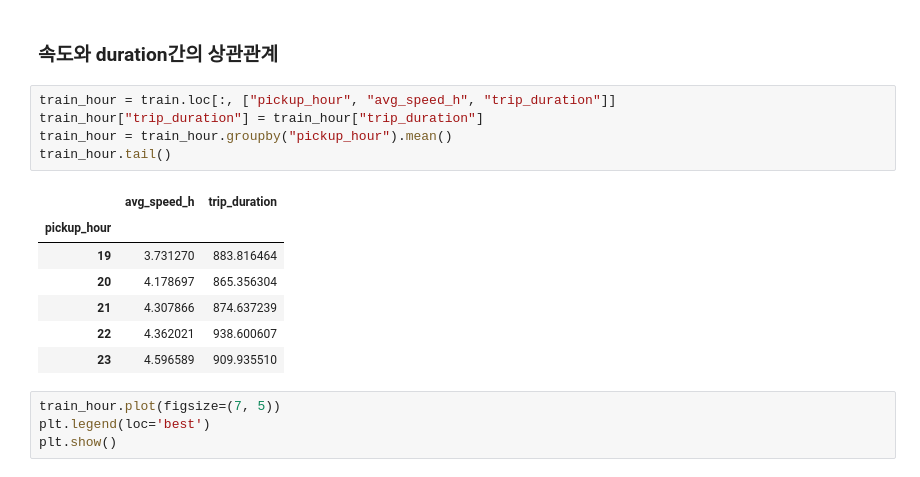
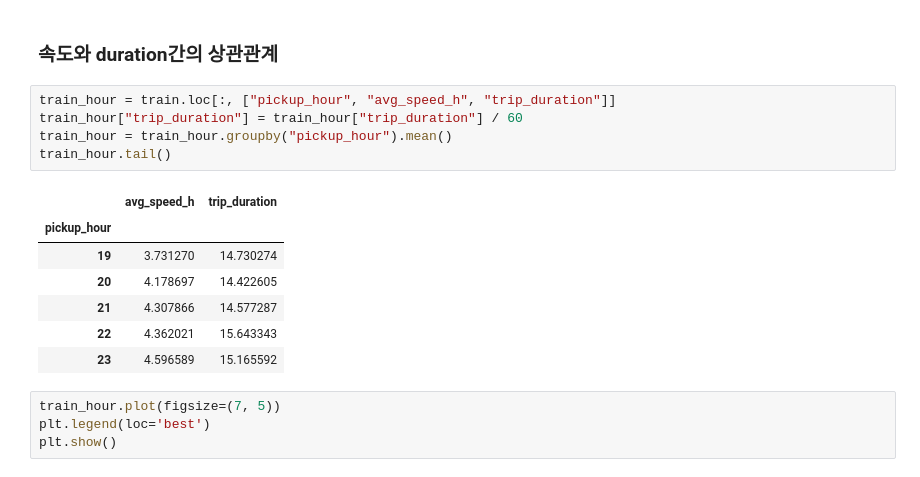
Before and after one commit to novdov/dss7b5-nyctaxi, a Jupyter notebook: KSW/EDA_KSW.ipynb, the cells around one changed output. Drawn from its saved outputs; the diff is of its cells as text.

```diff
--- a/KSW/EDA_KSW.ipynb
+++ b/KSW/EDA_KSW.ipynb
@@ -660,17 +662,17 @@ plt.show()
 ### 속도와 duration간의 상관관계
 # %%
 train_hour = train.loc[:, ["pickup_hour", "avg_speed_h", "trip_duration"]]
-train_hour["trip_duration"] = train_hour["trip_duration"]
+train_hour["trip_duration"] = train_hour["trip_duration"] / 60
 train_hour = train_hour.groupby("pickup_hour").mean()
 train_hour.tail()
 # %% [output]
 |  | avg_speed_h | trip_duration |
 | pickup_hour |  |  |
-| 19 | 3.731270 | 883.816464 |
-| 20 | 4.178697 | 865.356304 |
-| 21 | 4.307866 | 874.637239 |
-| 22 | 4.362021 | 938.600607 |
-| 23 | 4.596589 | 909.935510 |
+| 19 | 3.731270 | 14.730274 |
+| 20 | 4.178697 | 14.422605 |
+| 21 | 4.307866 | 14.577287 |
+| 22 | 4.362021 | 15.643343 |
+| 23 | 4.596589 | 15.165592 |
 # %%
 train_hour.plot(figsize=(7, 5))
 plt.legend(loc='best')
```
Also changed, not shown: parts of 8 cells of this notebook.
